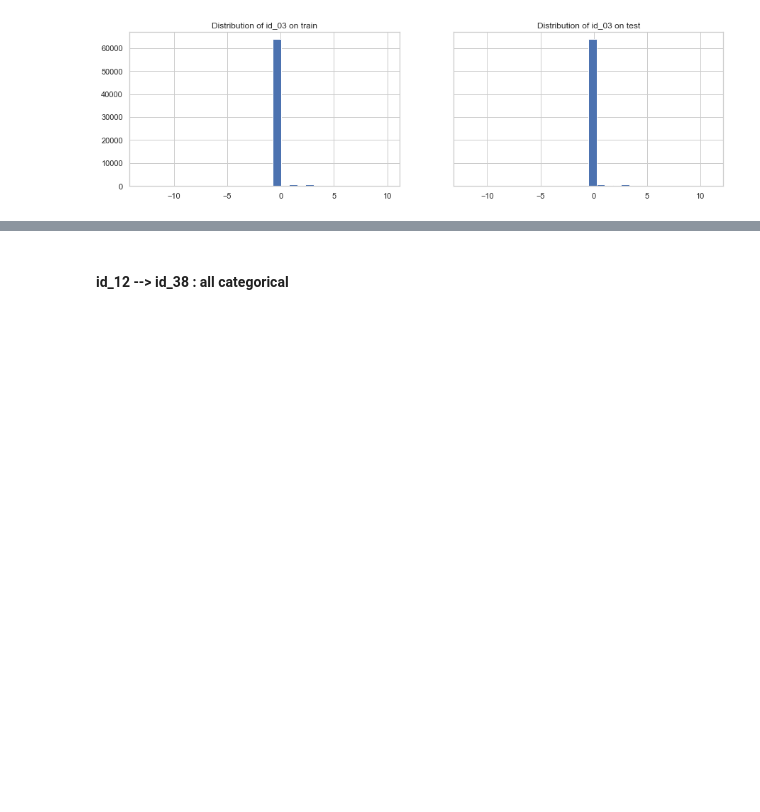
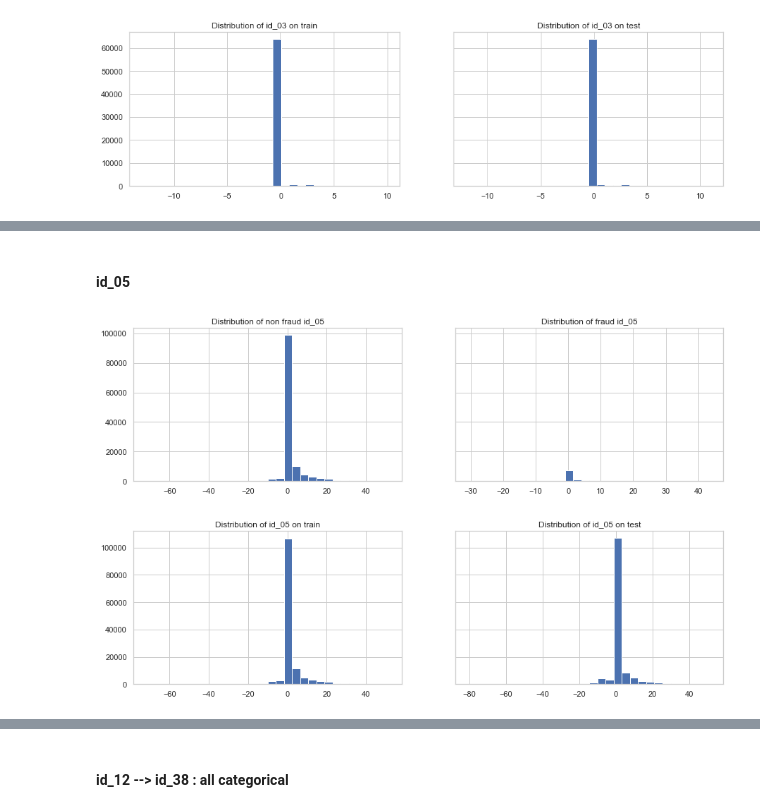
Before and after one commit to andfanilo/ieee-fraud-detection, a Jupyter notebook: notebooks/exploratory/EDA.ipynb, the cells around one changed output, grey strips where cells are left out. Drawn from its saved outputs; the diff is of its cells as text; code cells hidden in the pictures; blank space fills up the shorter version.

```diff
--- a/notebooks/exploratory/EDA.ipynb
+++ b/notebooks/exploratory/EDA.ipynb
@@ -146,3 +154,11 @@ compare_isfraud_hist(X, 'id_04', 30)
+# %% [markdown]
+#### id_05
+# %%
+compare_isfraud_hist(X, 'id_05', 30)
+compare_train_test_hist(X, X_test, 'id_05', 30)
+# %% [output]
+[figure, added]
+[figure, added]
 # %%
 plt.hist(ds.X_train['id_07']);
 plt.title('Distribution of id_07 variable');
```
Also changed, not shown: parts of 13 cells of this notebook, 1 other file.
